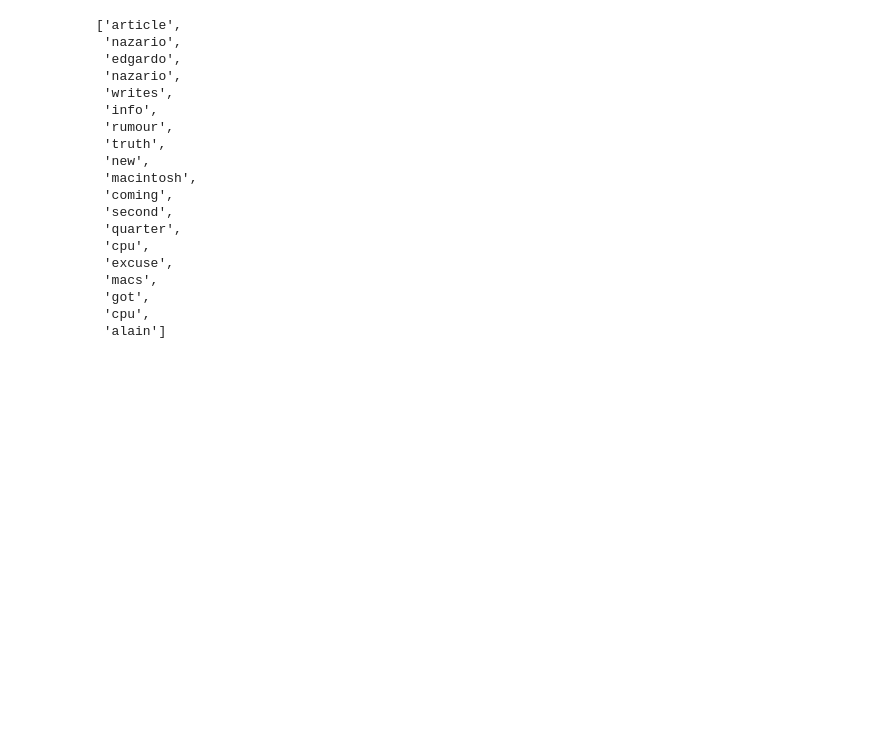
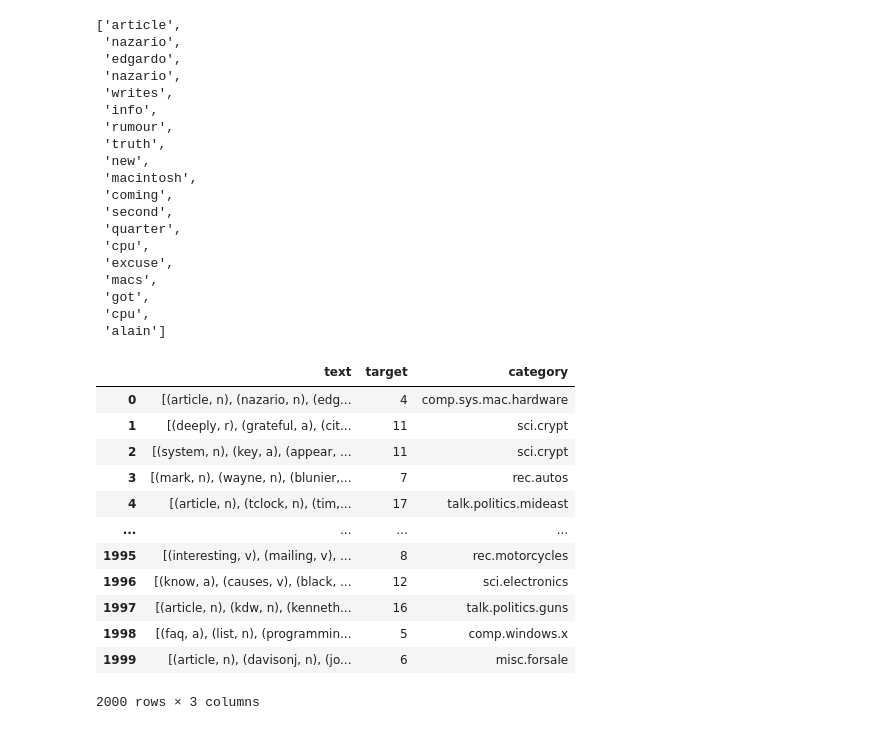
Before and after one commit to Anaskhan8003/Twenty-NewsGroups-Clustering, a Jupyter notebook: src.ipynb, the cells around one changed output. Saved outputs shown, nothing was run; the diff lists cells and outputs as text; code cells hidden in the pictures; blank space fills up the shorter version.

```diff
--- a/src.ipynb
+++ b/src.ipynb
@@ -354,3 +354,26 @@ data['text'][0]
  'got',
  'cpu',
  'alain']
+# %%
+tag_mapping = {'J': wordnet.ADJ, 'V': wordnet.VERB, 'N': wordnet.NOUN, 'R': wordnet.ADV}
+# %%
+def get_pos_tag_with_wordnet(tokens):
+    return [(word, tag_mapping.get(tag[0], wordnet.NOUN)) for word, tag in pos_tag(tokens)]
+# %%
+data['text'] = data['text'].apply(lambda x: get_pos_tag_with_wordnet(x))
+# %%
+data
+# %% [output]
+|  | text | target | category |
+| 0 | [(article, n), (nazario, n), (edg... | 4 | comp.sys.mac.hardware |
+| 1 | [(deeply, r), (grateful, a), (cit... | 11 | sci.crypt |
+| 2 | [(system, n), (key, a), (appear, ... | 11 | sci.crypt |
+| 3 | [(mark, n), (wayne, n), (blunier,... | 7 | rec.autos |
+| 4 | [(article, n), (tclock, n), (tim,... | 17 | talk.politics.mideast |
+| ... | ... | ... | ... |
+| 1995 | [(interesting, v), (mailing, v), ... | 8 | rec.motorcycles |
+| 1996 | [(know, a), (causes, v), (black, ... | 12 | sci.electronics |
+| 1997 | [(article, n), (kdw, n), (kenneth... | 16 | talk.politics.guns |
+| 1998 | [(faq, a), (list, n), (programmin... | 5 | comp.windows.x |
+| 1999 | [(article, n), (davisonj, n), (jo... | 6 | misc.forsale |
+2000 rows × 3 columns
```
Also changed, not shown: parts of 31 cells of this notebook.
